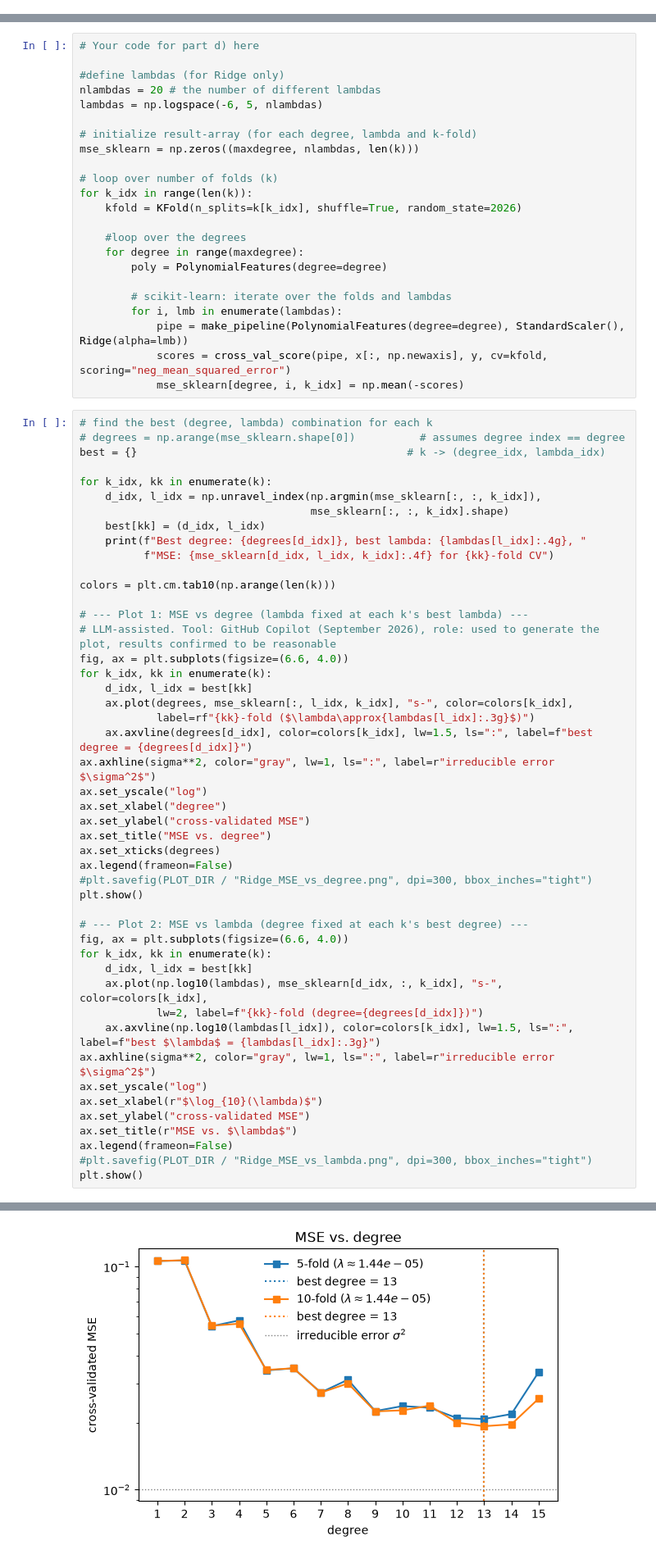
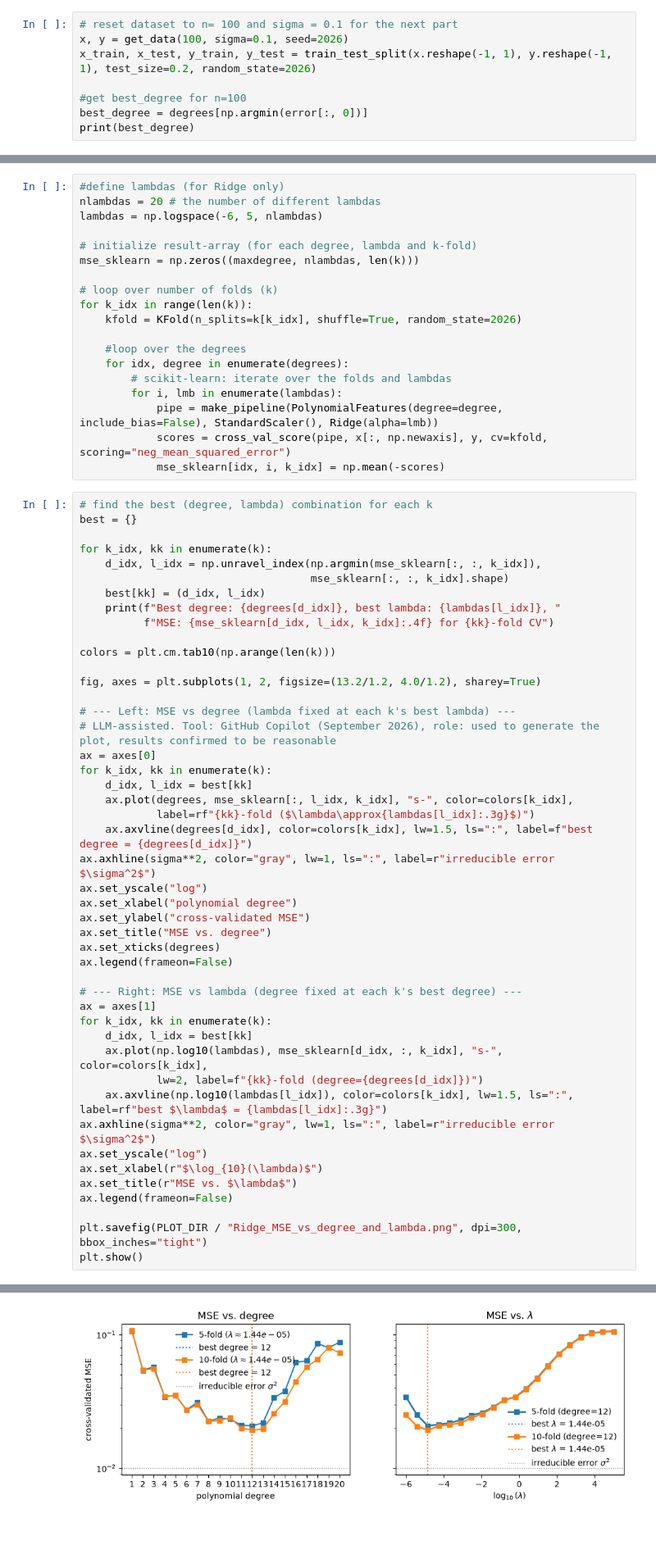
Before and after one commit to elias98-ux/Machine-Learning---Project-1, a Jupyter notebook: Code/Project1.ipynb, the cells around one changed output, grey strips where cells are left out. Shown at 82% size. Cells and saved outputs as stored; diff of their text form; blank space fills up the shorter version.

```diff
--- a/Code/Project1_notebook.ipynb
+++ b/Code/Project1.ipynb
@@ -754,0 +781,8 @@ matters.
+# %%
+# reset dataset to n= 100 and sigma = 0.1 for the next part
+x, y = get_data(100, sigma=0.1, seed=2026)
+x_train, x_test, y_train, y_test = train_test_split(x.reshape(-1, 1), y.reshape(-1, 1), test_size=0.2, random_state=2026)
+
+#get best_degree for n=100
+best_degree = degrees[np.argmin(error[:, 0])]
+print(best_degree)
@@ -817,8 +849,6 @@ plt.show()
 # %% [markdown]
 ##### Ridge
 # %%
-# Your code for part d) here
-
 #define lambdas (for Ridge only)
 nlambdas = 20 # the number of different lambdas
 lambdas = np.logspace(-6, 5, nlambdas)
@@ -831,31 +861,30 @@ for k_idx in range(len(k)):
     kfold = KFold(n_splits=k[k_idx], shuffle=True, random_state=2026)
 
     #loop over the degrees
-    for degree in range(maxdegree):
-        poly = PolynomialFeatures(degree=degree)
-
+    for idx, degree in enumerate(degrees):
         # scikit-learn: iterate over the folds and lambdas
         for i, lmb in enumerate(lambdas):
-            pipe = make_pipeline(PolynomialFeatures(degree=degree), StandardScaler(), Ridge(alpha=lmb))
+            pipe = make_pipeline(PolynomialFeatures(degree=degree, include_bias=False), StandardScaler(), Ridge(alpha=lmb))
             scores = cross_val_score(pipe, x[:, np.newaxis], y, cv=kfold, scoring="neg_mean_squared_error")
-            mse_sklearn[degree, i, k_idx] = np.mean(-scores)
+            mse_sklearn[idx, i, k_idx] = np.mean(-scores)
 # %%
 # find the best (degree, lambda) combination for each k
-# degrees = np.arange(mse_sklearn.shape[0])          # assumes degree index == degree
-best = {}                                          # k -> (degree_idx, lambda_idx)
+best = {}
 
 for k_idx, kk in enumerate(k):
     d_idx, l_idx = np.unravel_index(np.argmin(mse_sklearn[:, :, k_idx]),
                                     mse_sklearn[:, :, k_idx].shape)
     best[kk] = (d_idx, l_idx)
-    print(f"Best degree: {degrees[d_idx]}, best lambda: {lambdas[l_idx]:.4g}, "
+    print(f"Best degree: {degrees[d_idx]}, best lambda: {lambdas[l_idx]}, "
           f"MSE: {mse_sklearn[d_idx, l_idx, k_idx]:.4f} for {kk}-fold CV")
 
 colors = plt.cm.tab10(np.arange(len(k)))
 
-# --- Plot 1: MSE vs degree (lambda fixed at each k's best lambda) ---
+fig, axes = plt.subplots(1, 2, figsize=(13.2/1.2, 4.0/1.2), sharey=True)
+
+# --- Left: MSE vs degree (lambda fixed at each k's best lambda) ---
 # LLM-assisted. Tool: GitHub Copilot (September 2026), role: used to generate the plot, results confirmed to be reasonable
-fig, ax = plt.subplots(figsize=(6.6, 4.0))
+ax = axes[0]
 for k_idx, kk in enumerate(k):
     d_idx, l_idx = best[kk]
     ax.plot(degrees, mse_sklearn[:, l_idx, k_idx], "s-", color=colors[k_idx],
@@ -863,27 +892,25 @@ for k_idx, kk in enumerate(k):
     ax.axvline(degrees[d_idx], color=colors[k_idx], lw=1.5, ls=":", label=f"best degree = {degrees[d_idx]}")
 ax.axhline(sigma**2, color="gray", lw=1, ls=":", label=r"irreducible error $\sigma^2$")
 ax.set_yscale("log")
-ax.set_xlabel("degree")
+ax.set_xlabel("polynomial degree")
 ax.set_ylabel("cross-validated MSE")
 ax.set_title("MSE vs. degree")
 ax.set_xticks(degrees)
 ax.legend(frameon=False)
-#plt.savefig(PLOT_DIR / "Ridge_MSE_vs_degree.png", dpi=300, bbox_inches="tight")
-plt.show()
 
-# --- Plot 2: MSE vs lambda (degree fixed at each k's best degree) ---
-fig, ax = plt.subplots(figsize=(6.6, 4.0))
+# --- Right: MSE vs lambda (degree fixed at each k's best degree) ---
+ax = axes[1]
 for k_idx, kk in enumerate(k):
     d_idx, l_idx = best[kk]
     ax.plot(np.log10(lambdas), mse_sklearn[d_idx, :, k_idx], "s-", color=colors[k_idx],
             lw=2, label=f"{kk}-fold (degree={degrees[d_idx]})")
-    ax.axvline(np.log10(lambdas[l_idx]), color=colors[k_idx], lw=1.5, ls=":", label=f"best $\lambda$ = {lambdas[l_idx]:.3g}")
+    ax.axvline(np.log10(lambdas[l_idx]), color=colors[k_idx], lw=1.5, ls=":", label=rf"best $\lambda$ = {lambdas[l_idx]:.3g}")
 ax.axhline(sigma**2, color="gray", lw=1, ls=":", label=r"irreducible error $\sigma^2$")
 ax.set_yscale("log")
 ax.set_xlabel(r"$\log_{10}(\lambda)$")
-ax.set_ylabel("cross-validated MSE")
 ax.set_title(r"MSE vs. $\lambda$")
 ax.legend(frameon=False)
-#plt.savefig(PLOT_DIR / "Ridge_MSE_vs_lambda.png", dpi=300, bbox_inches="tight")
+
+plt.savefig(PLOT_DIR / "Ridge_MSE_vs_degree_and_lambda.png", dpi=300, bbox_inches="tight")
 plt.show()
 # %% [output]
@@ -892 +919 @@ Best degree: 13, best lambda: 1.438e-05, MSE: 0.0193 for 10-fold CV
-[figure, old version]
+[figure, new version]
```
Also changed, not shown: parts of 109 cells of this notebook.
